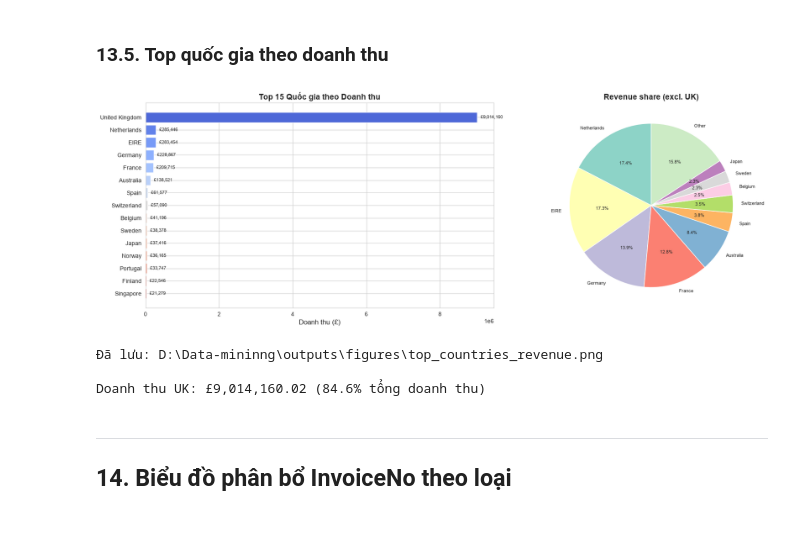
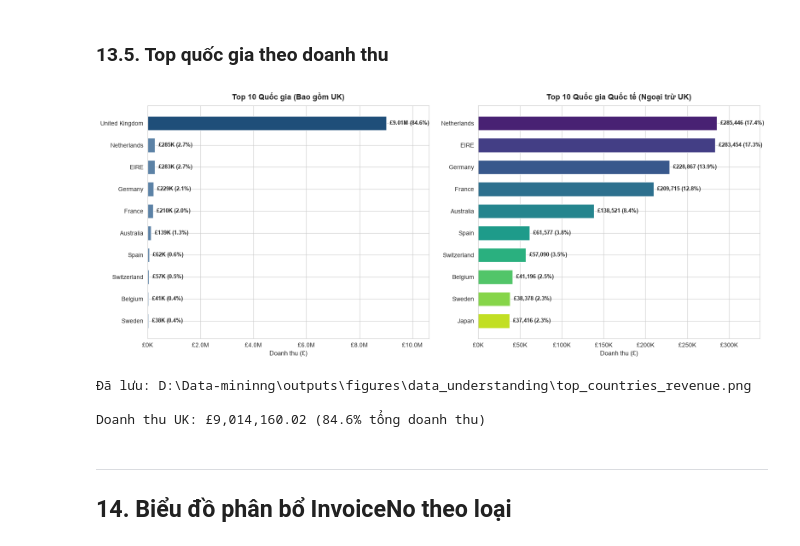
Before and after one commit to HungTruong-github/Data-mining, a Jupyter notebook: notebooks/01_data_understanding.ipynb, the cells around one changed output. Cells and saved outputs as stored; diff of their text form; code cells hidden in the pictures.

```diff
--- a/notebooks/01_data_understanding.ipynb
+++ b/notebooks/01_data_understanding.ipynb
@@ -743,61 +825,69 @@ display(top_products[['StockCode', 'Description', 'TotalAmount']])
 # %% [markdown]
 ### 13.5. Top quốc gia theo doanh thu
 # %%
-# Top quốc gia theo doanh thu
+# Top quốc gia theo doanh thu (UK vs Quốc tế)
 country_revenue = (
     df_valid
     .groupby('Country')['TotalAmount']
     .sum()
     .sort_values(ascending=False)
 )
+top_countries_all = country_revenue.head(10)
+non_uk_countries = country_revenue.drop('United Kingdom', errors='ignore').head(10)
 
-top_n = 15
-top_countries = country_revenue.head(top_n)
+fig, axes = plt.subplots(1, 2, figsize=(16, 6.5))
 
-fig, axes = plt.subplots(1, 2, figsize=(18, 6))
+# Subplot 1: Top 10 Quốc gia (bao gồm UK)
+bar_c1 = ['#1f4e79' if c == 'United Kingdom' else '#5c82a6' for c in top_countries_all.index]
+bars1 = axes[0].barh(top_countries_all.index[::-1], top_countries_all.values[::-1], color=bar_c1[::-1], edgecolor='white', height=0.65)
+axes[0].set_title('Top 10 Quốc gia (Bao gồm UK)', fontsize=13, fontweight='bold', pad=10)
+axes[0].set_xlabel('Doanh thu (£)', fontsize=11)
+axes[0].xaxis.set_major_formatter(plt.FuncFormatter(lambda x, p: f'£{x*1e-6:,.1f}M' if x >= 1e6 else f'£{x*1e-3:,.0f}K'))
+axes[0].set_xlim(0, top_countries_all.max() * 1.18)
 
-# Bar chart
-bars = axes[0].barh(
-    top_countries.index[::-1],
-    top_countries.values[::-1],
-    color=sns.color_palette('coolwarm', top_n)[::-1],
-    edgecolor='white'
+total_rev = df_valid['TotalAmount'].sum()
+for bar in bars1:
+    w = bar.get_width()
+    pct = w / total_rev * 100
+    axes[0].text(
+        w + top_countries_all.max() * 0.015,
+        bar.get_y() + bar.get_height() / 2,
+        f'£{w/1e3:,.0f}K ({pct:.1f}%)' if w < 1e6 else f'£{w/1e6:,.2f}M ({pct:.1f}%)',
+        ha='left', va='center', fontsize=9, fontweight='bold'
+    )
+
+# Subplot 2: Top 10 Quốc gia Quốc tế (ngoại trừ UK)
+bars2 = axes[1].barh(
+    non_uk_countries.index[::-1], non_uk_countries.values[::-1],
+    color=sns.color_palette('viridis', 10)[::-1], edgecolor='white', height=0.65
 )
-axes[0].set_title(f'Top {top_n} Quốc gia theo Doanh thu', fontsize=14, fontweight='bold')
-axes[0].set_xlabel('Doanh thu (£)', fontsize=12)
+axes[1].set_title('Top 10 Quốc gia Quốc tế (Ngoại trừ UK)', fontsize=13, fontweight='bold', pad=10)
+axes[1].set_xlabel('Doanh thu (£)', fontsize=11)
+axes[1].xaxis.set_major_formatter(plt.FuncFormatter(lambda x, p: f'£{x*1e-3:,.0f}K'))
+axes[1].set_xlim(0, non_uk_countries.max() * 1.18)
 
-for bar in bars:
-    width = bar.get_width()
-    axes[0].text(width + top_countries.max() * 0.01,
-                 bar.get_y() + bar.get_height()/2,
-                 f'£{width:,.0f}', ha='left', va='center', fontsize=8)
-
-# Pie chart (không bao gồm UK)
-non_uk = country_revenue.drop('United Kingdom', errors='ignore')
-top_non_uk = non_uk.head(10)
-other = non_uk.iloc[10:].sum()
-pie_data = pd.concat([top_non_uk, pd.Series({'Other': other})])
-
-axes[1].pie(
-    pie_data.values, labels=pie_data.index,
-    autopct='%1.1f%%', startangle=90,
-    colors=sns.color_palette('Set3', len(pie_data)),
-    textprops={'fontsize': 8}
-)
-axes[1].set_title('Revenue share (excl. UK)', fontsize=14, fontweight='bold')
+non_uk_total = country_revenue.drop('United Kingdom', errors='ignore').sum()
+for bar in bars2:
+    w = bar.get_width()
+    pct = w / non_uk_total * 100
+    axes[1].text(
+        w + non_uk_countries.max() * 0.015,
+        bar.get_y() + bar.get_height() / 2,
+        f'£{w:,.0f} ({pct:.1f}%)',
+        ha='left', va='center', fontsize=9, fontweight='bold'
+    )
 
 plt.tight_layout()
-plt.savefig(FIGURES_DIR / 'top_countries_revenue.png', dpi=150, bbox_inches='tight')
+plt.savefig(FIGURES_DATA_UNDERSTANDING / 'top_countries_revenue.png', dpi=150, bbox_inches='tight')
 plt.show()
-print(f'Đã lưu: {FIGURES_DIR / "top_countries_revenue.png"}')
+print(f'Đã lưu: {FIGURES_DATA_UNDERSTANDING / "top_countries_revenue.png"}')
 
 if 'United Kingdom' in country_revenue.index:
     uk_rev = country_revenue['United Kingdom']
-    total_rev = country_revenue.sum()
     print(f'\nDoanh thu UK: £{uk_rev:,.2f} ({uk_rev/total_rev*100:.1f}% tổng doanh thu)')
 # %% [output]
-[figure, old version]
+[figure, new version]
-Đã lưu: D:\Data-mininng\outputs\figures\top_countries_revenue.png
+Đã lưu: D:\Data-mininng\outputs\figures\data_understanding\top_countries_revenue.png
 
 Doanh thu UK: £9,014,160.02 (84.6% tổng doanh thu)
 # %% [markdown]
```
Also changed, not shown: parts of 12 cells of this notebook, 4 other files.
